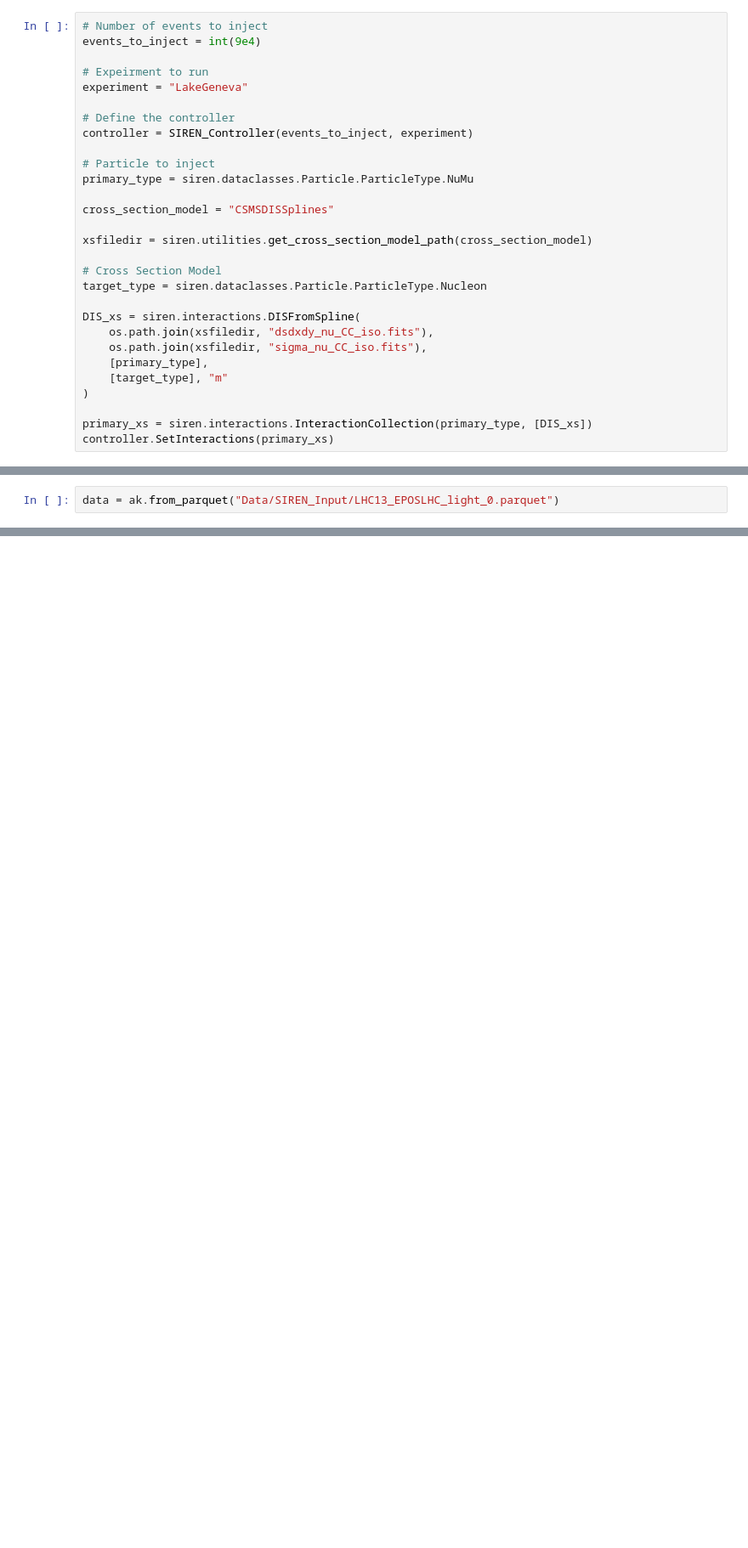
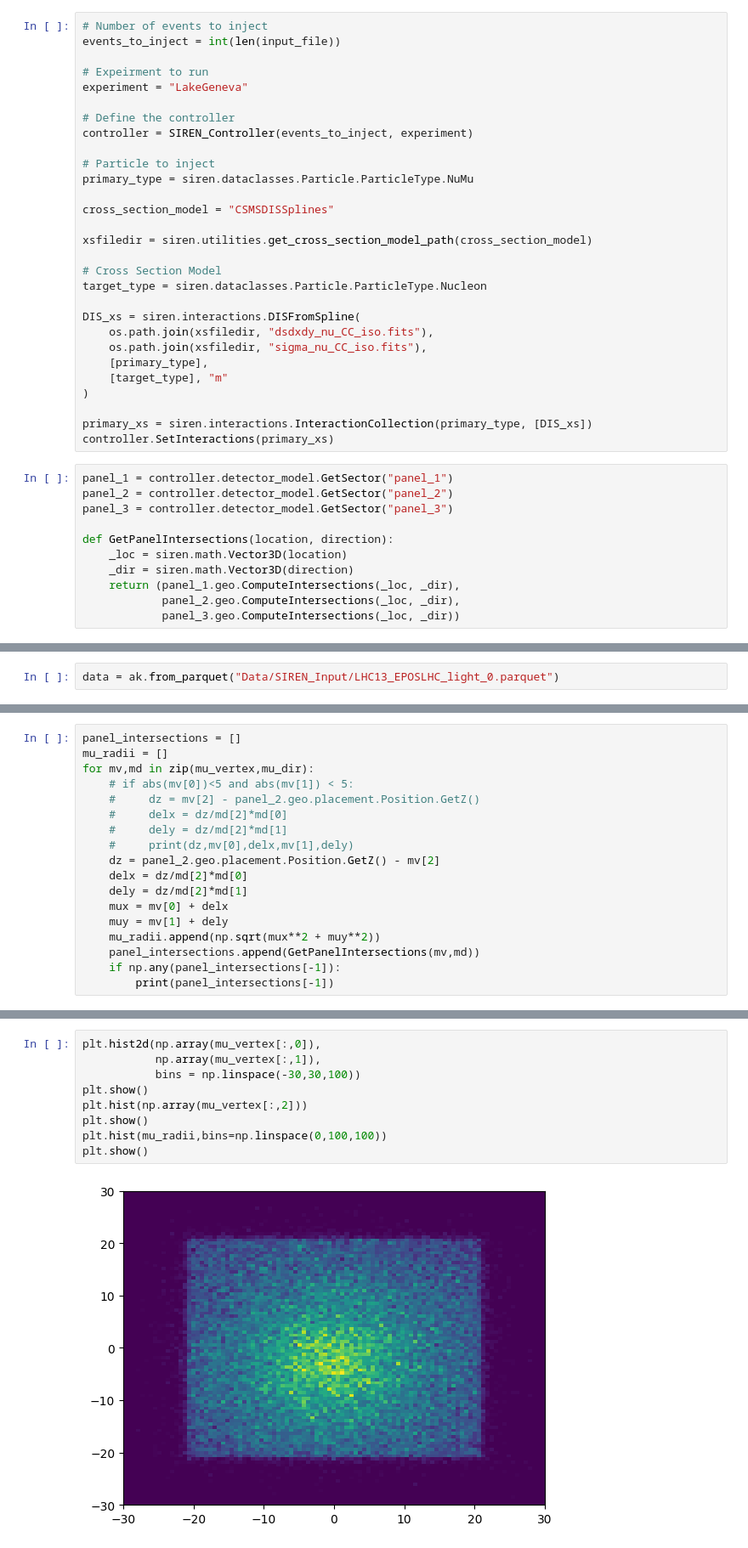
Before and after one commit to nickkamp1/Lake_Geneva_Neutrinos, a Jupyter notebook: SIREN_Simulation.ipynb, the cells around one changed output, grey strips where cells are left out. Shown at 85% size. Drawn from its saved outputs; the diff is of its cells as text; blank space fills up the shorter version.

```diff
--- a/SIREN_Simulation.ipynb
+++ b/SIREN_Simulation.ipynb
@@ -15,6 +22,6 @@ flux_data.to_csv("Data/SIREN_Input/LHC13_EPOSLHC_light_0.txt",index=False)
 # %%
 # Number of events to inject
-events_to_inject = int(9e4)
+events_to_inject = int(len(input_file))
 
 # Expeirment to run
 experiment = "LakeGeneva"
@@ -41,6 +48,17 @@ DIS_xs = siren.interactions.DISFromSpline(
 
 primary_xs = siren.interactions.InteractionCollection(primary_type, [DIS_xs])
 controller.SetInteractions(primary_xs)
+# %%
+panel_1 = controller.detector_model.GetSector("panel_1")
+panel_2 = controller.detector_model.GetSector("panel_2")
+panel_3 = controller.detector_model.GetSector("panel_3")
+
+def GetPanelIntersections(location, direction):
+    _loc = siren.math.Vector3D(location)
+    _dir = siren.math.Vector3D(direction)
+    return (panel_1.geo.ComputeIntersections(_loc, _dir),
+            panel_2.geo.ComputeIntersections(_loc, _dir),
+            panel_3.geo.ComputeIntersections(_loc, _dir))
 # %%
 # Primary distributions
 primary_injection_distributions = {}
@@ -89,0 +107,18 @@ plt.loglog()
+# %%
+panel_intersections = []
+mu_radii = []
+for mv,md in zip(mu_vertex,mu_dir):
+    # if abs(mv[0])<5 and abs(mv[1]) < 5:
+    #     dz = mv[2] - panel_2.geo.placement.Position.GetZ()
+    #     delx = dz/md[2]*md[0]
+    #     dely = dz/md[2]*md[1]
+    #     print(dz,mv[0],delx,mv[1],dely)
+    dz = panel_2.geo.placement.Position.GetZ() - mv[2]
+    delx = dz/md[2]*md[0]
+    dely = dz/md[2]*md[1]
+    mux = mv[0] + delx
+    muy = mv[1] + dely
+    mu_radii.append(np.sqrt(mux**2 + muy**2))
+    panel_intersections.append(GetPanelIntersections(mv,md))
+    if np.any(panel_intersections[-1]):
+        print(panel_intersections[-1])
@@ -89,0 +147,11 @@ plt.loglog()
+# %%
+plt.hist2d(np.array(mu_vertex[:,0]),
+           np.array(mu_vertex[:,1]),
+           bins = np.linspace(-30,30,100))
+plt.show()
+plt.hist(np.array(mu_vertex[:,2]))
+plt.show()
+plt.hist(mu_radii,bins=np.linspace(0,100,100))
+plt.show()
+# %% [output]
+[figure, added]
```
Also changed, not shown: parts of 16 cells of this notebook.
